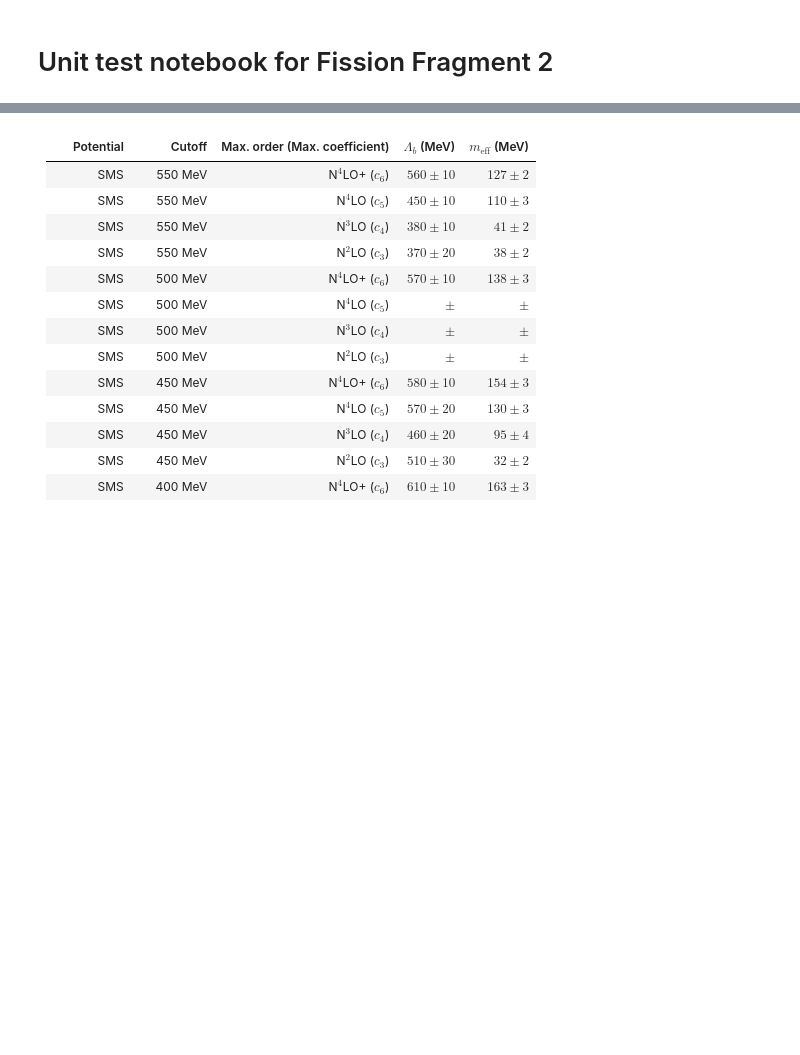
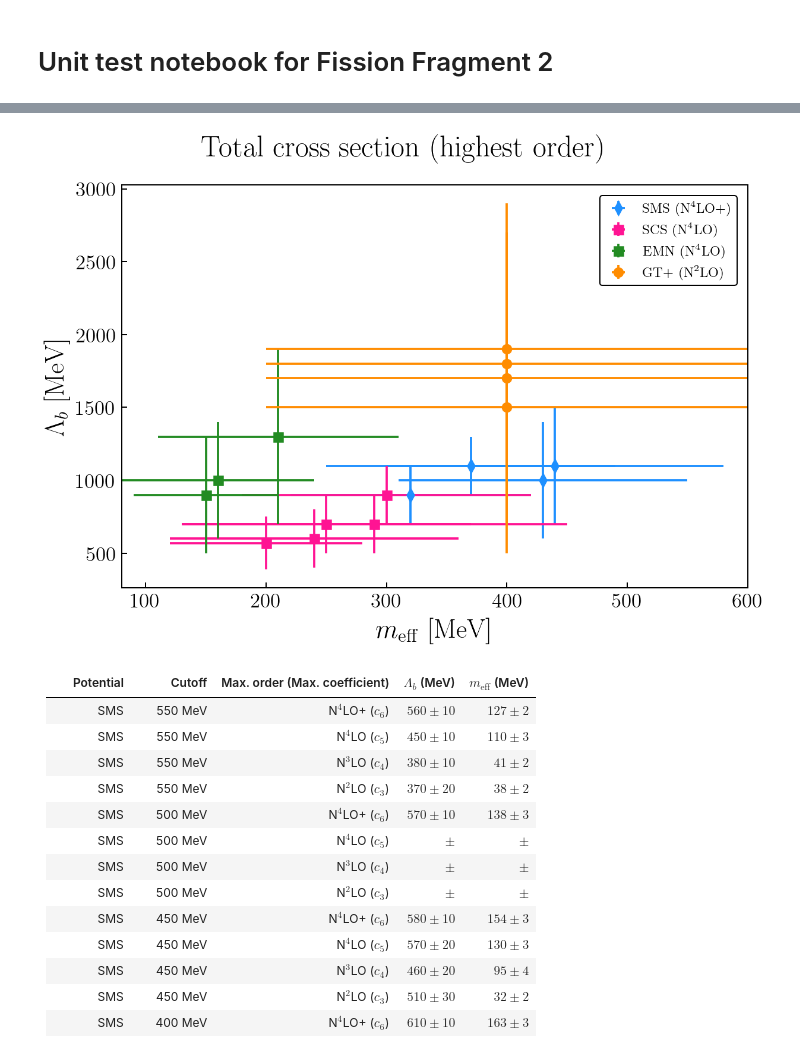
Before and after one commit to buqeye/modern_nn_potentials, a Jupyter notebook: notebooks/paper_figures_2.ipynb, the cells around one changed output, grey strips where cells are left out. Cells and saved outputs as stored; diff of their text form; code cells hidden in the pictures; blank space fills up the shorter version.

```diff
--- a/notebooks/paper_figures_2.ipynb
+++ b/notebooks/paper_figures_2.ipynb
@@ -27,3 +379,69 @@ mpl.rc(
+# %%
+fig_fit_sgt_ho, ax_fit_sgt_ho = plt.subplots(figsize=(7,5))
+
+# for index, row in lambda_meff_df.iterrows():
+#     # scatter-plots the means and 95% (2 sigma) confidence intervals for the N4LO+ Q posterior pdfs
+#     ax_fit_all2dobs_ho.errorbar(row["meff_mean"], row["Lambdab_mean"],
+#                     xerr = 2 * row["meff_stddev"], yerr = 2 * row["Lambdab_stddev"],
+#                     color = potential_color_dict[row["Potential"]],
+#                     label = r'' + row["Potential"] + ' (' + order_name_order_label_dict[row["Max. order"]] + ')',
+#                     fmt = order_marker_dict[row["Max. order"]])
+
+pot_cutoff_combo = lambda_meff_df[lambda_meff_df["Observable(s)"] == "SGT"].groupby(['Potential', 'Cutoff']).head(1)
+# pot_cutoff_combo
+for index, row in pot_cutoff_combo.iterrows():
+#     print(pot)
+#     print(order)
+#     print(row)
+    # scatter-plots the means and 95% (2 sigma) confidence intervals for the N4LO+ Q posterior pdfs
+    ax_fit_sgt_ho.errorbar(row["meff_mean"], row["Lambdab_mean"],
+                    xerr = 2 * row["meff_stddev"], yerr = 2 * row["Lambdab_stddev"],
+                    color = potential_color_dict[row["Potential"]],
+                    label = r'' + row["Potential"] + ' (' + order_name_order_label_dict[row["Max. order"]] + ')',
+                    fmt = order_marker_dict[row["Max. order"]])
+#     # fits the points to a line
+#     popt, pcov = scipy.optimize.curve_fit(Lambdab_meff_linear,
+#                         row["meff_mean"], row["Lambdab_mean"])
+#     # plots the line of best fit
+#     ax_fit_all2dobs_ho.plot(
+#         np.linspace(2 * np.min(row["meff_mean"]) - np.max(row["meff_mean"]),
+#                     2 * np.max(row["meff_mean"]) - np.min(row["meff_mean"]),
+#                     100),
+#                 Lambdab_meff_linear(
+#                     np.linspace(2 * np.min(row["meff_mean"]) - np.max(row["meff_mean"]),
+#                                 2 * np.max(row["meff_mean"]) - np.min(row["meff_mean"]),
+#                                 100),
+#                     popt[0], popt[1]),
+#                 color = potential_color_dict[pot],
+#                 linestyle = "--",
+# #                label = rf"${popt[0]:.1f} m_{{\mathrm{{eff}}}} + {popt[1]:3.0f}\,\mathrm{{MeV}}$"
+#                )
+#     # prints the best fit values
+#     print(pot + " (" + row["Max. order"] + f"): Lambda_b = ({popt[0]:.1f} +/- {np.sqrt(pcov[0, 0]):.1f}) " + \
+#          f"m_eff + ({popt[1]:3.0f} +/- {np.sqrt(pcov[1, 1]):3.0f}) MeV")
+
+fig_fit_sgt_ho.suptitle("Total cross section (highest order)", fontsize = 20)
+ax_fit_sgt_ho.set_xlabel("$m_{\mathrm{eff}}$ [MeV]", fontsize = 18)
+ax_fit_sgt_ho.set_ylabel(r"$\Lambda_{b}$ [MeV]", fontsize = 18)
+# ax_fit.legend(fontsize = 10,
+#               loc = 'upper right',
+#               ncols = 2)
+ax_fit_sgt_ho.legend(
+            fontsize = 10,
+          loc='center left',
+          bbox_to_anchor=(1, 0.5),
+          handletextpad=0.02,
+          borderpad=0.2)
+
+legend_without_duplicate_labels(ax_fit_sgt_ho)
+
+plt.xticks(fontsize=14)
+plt.yticks(fontsize=14)
+fig_fit_sgt_ho.tight_layout()
+plt.show()
+fig_fit_sgt_ho.savefig('figures2/' + 'Lambdab_vs_meff_sgt_ho')
+# %% [output]
+[figure, added]
 # %% [markdown]
 | Potential | Cutoff | Max. order (Max. coefficient) | $\Lambda_{b}$ (MeV) | $m_{\mathrm{eff}}$ (MeV) |
 |:---:|:---:|:---:|:---|:---|
```
Also changed, not shown: parts of 18 cells of this notebook, 4 other files.
